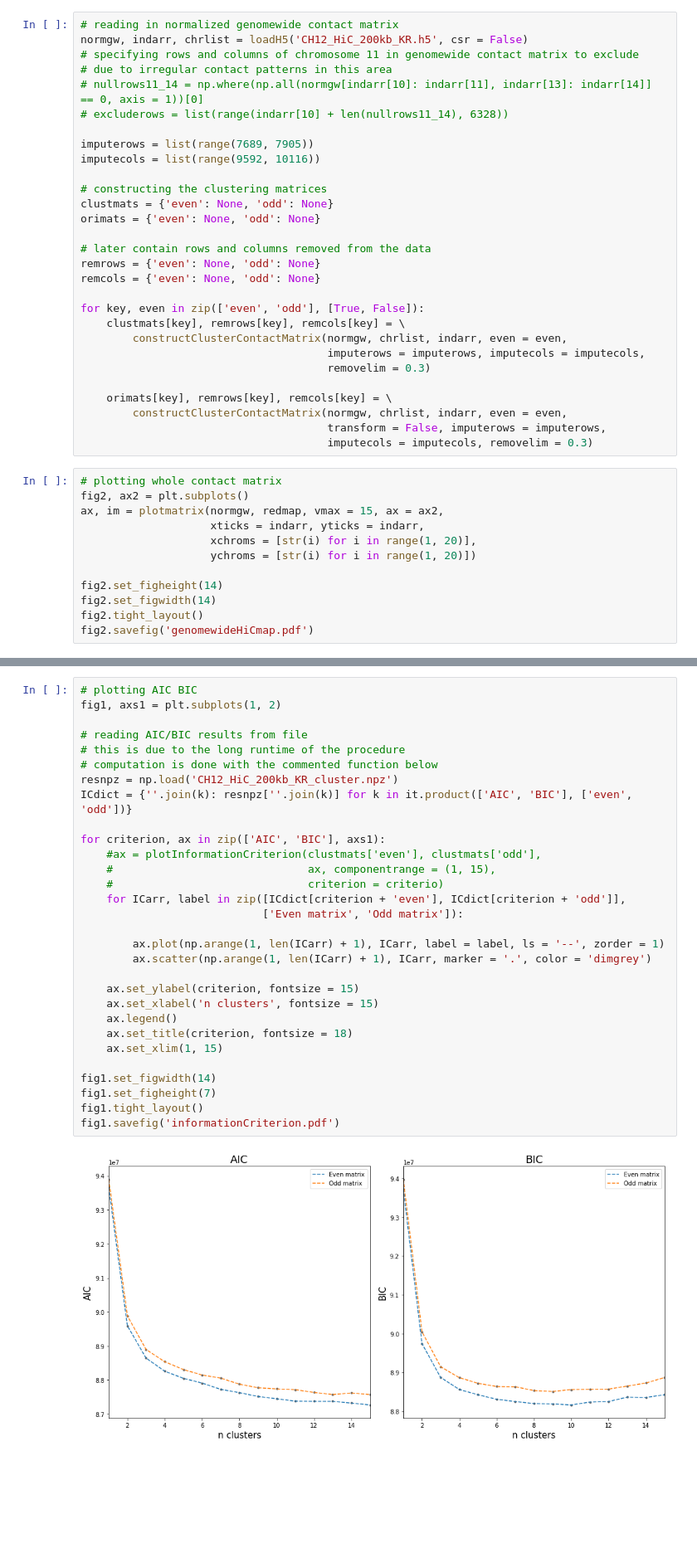
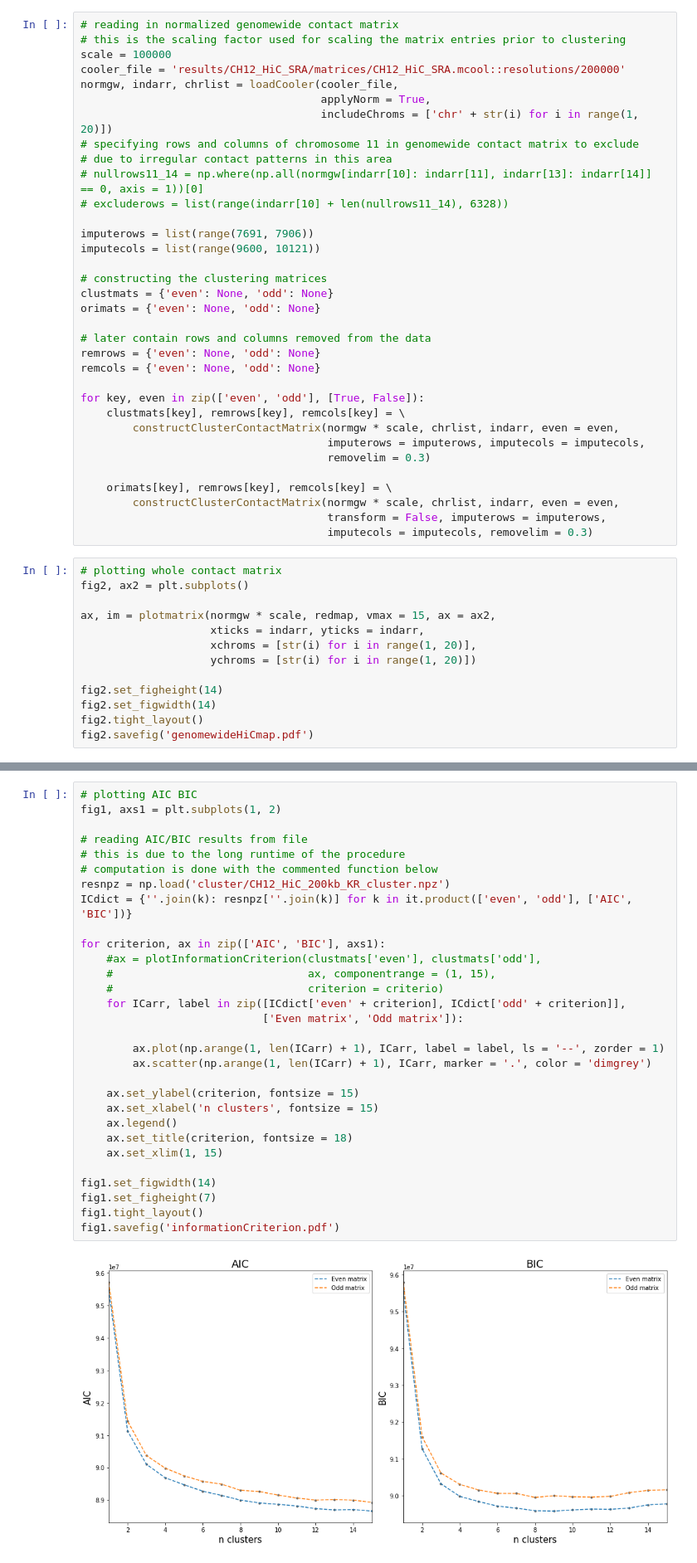
Before and after one commit to PavriLab/hicer-nf, a Jupyter notebook: possibilities/subcompartments.ipynb, the cells around one changed output, grey strips where cells are left out. Shown at 83% size. Drawn from its saved outputs; the diff is of its cells as text; blank space fills up the shorter version.

```diff
--- a/possibilities/subcompartments.ipynb
+++ b/possibilities/subcompartments.ipynb
@@ -1816,14 +1917,19 @@ This approach is applied to the odd chromosome matrix (i.e. odd chromosome bins
 The genomewide contact matrix was constructed with HiCExplorer using HiC datasets from Vian et al. in 2018 (accessible at https://www.ncbi.nlm.nih.gov/geo/query/acc.cgi?acc=GSE98119) and Rao et al. in 2014 (https://www.ncbi.nlm.nih.gov/geo/query/acc.cgi?acc=GSE63525). Note that the resolution of this matrix is 2 times lower than the one used by Rao et al. for their compartmentalization of the GM12878 genome.
 # %%
 # reading in normalized genomewide contact matrix
-normgw, indarr, chrlist = loadH5('CH12_HiC_200kb_KR.h5', csr = False)
+# this is the scaling factor used for scaling the matrix entries prior to clustering
+scale = 100000
+cooler_file = 'results/CH12_HiC_SRA/matrices/CH12_HiC_SRA.mcool::resolutions/200000'
+normgw, indarr, chrlist = loadCooler(cooler_file,
+                                     applyNorm = True,
+                                     includeChroms = ['chr' + str(i) for i in range(1, 20)])
 # specifying rows and columns of chromosome 11 in genomewide contact matrix to exclude
 # due to irregular contact patterns in this area
 # nullrows11_14 = np.where(np.all(normgw[indarr[10]: indarr[11], indarr[13]: indarr[14]] == 0, axis = 1))[0]
 # excluderows = list(range(indarr[10] + len(nullrows11_14), 6328))
 
-imputerows = list(range(7689, 7905))
-imputecols = list(range(9592, 10116))
+imputerows = list(range(7691, 7906))
+imputecols = list(range(9600, 10121))
 
 # constructing the clustering matrices
 clustmats = {'even': None, 'odd': None}
@@ -1835,18 +1941,19 @@ remcols = {'even': None, 'odd': None}
 
 for key, even in zip(['even', 'odd'], [True, False]):
     clustmats[key], remrows[key], remcols[key] = \
-        constructClusterContactMatrix(normgw, chrlist, indarr, even = even,
+        constructClusterContactMatrix(normgw * scale, chrlist, indarr, even = even,
                                       imputerows = imputerows, imputecols = imputecols,
                                       removelim = 0.3)
 
     orimats[key], remrows[key], remcols[key] = \
-        constructClusterContactMatrix(normgw, chrlist, indarr, even = even,
+        constructClusterContactMatrix(normgw * scale, chrlist, indarr, even = even,
                                       transform = False, imputerows = imputerows,
                                       imputecols = imputecols, removelim = 0.3)
 # %%
 # plotting whole contact matrix
 fig2, ax2 = plt.subplots()
-ax, im = plotmatrix(normgw, redmap, vmax = 15, ax = ax2,
+
+ax, im = plotmatrix(normgw * scale, redmap, vmax = 15, ax = ax2,
                     xticks = indarr, yticks = indarr,
                     xchroms = [str(i) for i in range(1, 20)],
                     ychroms = [str(i) for i in range(1, 20)])
@@ -1898,35 +2005,35 @@ The plot below shows the AIC and BIC as calculated for values of $k = 1 \dots 15
 # %%
 # plotting AIC BIC
 fig1, axs1 = plt.subplots(1, 2)
 
 # reading AIC/BIC results from file
 # this is due to the long runtime of the procedure
 # computation is done with the commented function below
-resnpz = np.load('CH12_HiC_200kb_KR_cluster.npz')
-ICdict = {''.join(k): resnpz[''.join(k)] for k in it.product(['AIC', 'BIC'], ['even', 'odd'])}
+resnpz = np.load('cluster/CH12_HiC_200kb_KR_cluster.npz')
+ICdict = {''.join(k): resnpz[''.join(k)] for k in it.product(['even', 'odd'], ['AIC', 'BIC'])}
 
 for criterion, ax in zip(['AIC', 'BIC'], axs1):
     #ax = plotInformationCriterion(clustmats['even'], clustmats['odd'],
     #                              ax, componentrange = (1, 15),
     #                              criterion = criterio)
-    for ICarr, label in zip([ICdict[criterion + 'even'], ICdict[criterion + 'odd']],
+    for ICarr, label in zip([ICdict['even' + criterion], ICdict['odd' + criterion]],
                             ['Even matrix', 'Odd matrix']):
 
         ax.plot(np.arange(1, len(ICarr) + 1), ICarr, label = label, ls = '--', zorder = 1)
         ax.scatter(np.arange(1, len(ICarr) + 1), ICarr, marker = '.', color = 'dimgrey')
 
     ax.set_ylabel(criterion, fontsize = 15)
     ax.set_xlabel('n clusters', fontsize = 15)
     ax.legend()
     ax.set_title(criterion, fontsize = 18)
     ax.set_xlim(1, 15)
 
 fig1.set_figwidth(14)
 fig1.set_figheight(7)
 fig1.tight_layout()
 fig1.savefig('informationCriterion.pdf')
 # %% [output]
-[figure, old version]
+[figure, new version]
 # %% [markdown]
 ## Results of clustering along odd chromosomes
 The figure below shows the clustering results of performing the above outlined approach with $k = 5$ for the transformed $\mathbf{C_{i,j}}$ of the odd chromosomes. Odd chromosome bins reside on the y-axis, bins of even chromosomes on the x-axis. The left plot shows the original transformed matrix, the right plot displays the same matrix colored for the different inferred clusters. One can see a that visually distinct patterns in the original matrix appear in the same color after clustering suggesting a good fit of the model.
```
Also changed, not shown: parts of 11 cells of this notebook.
